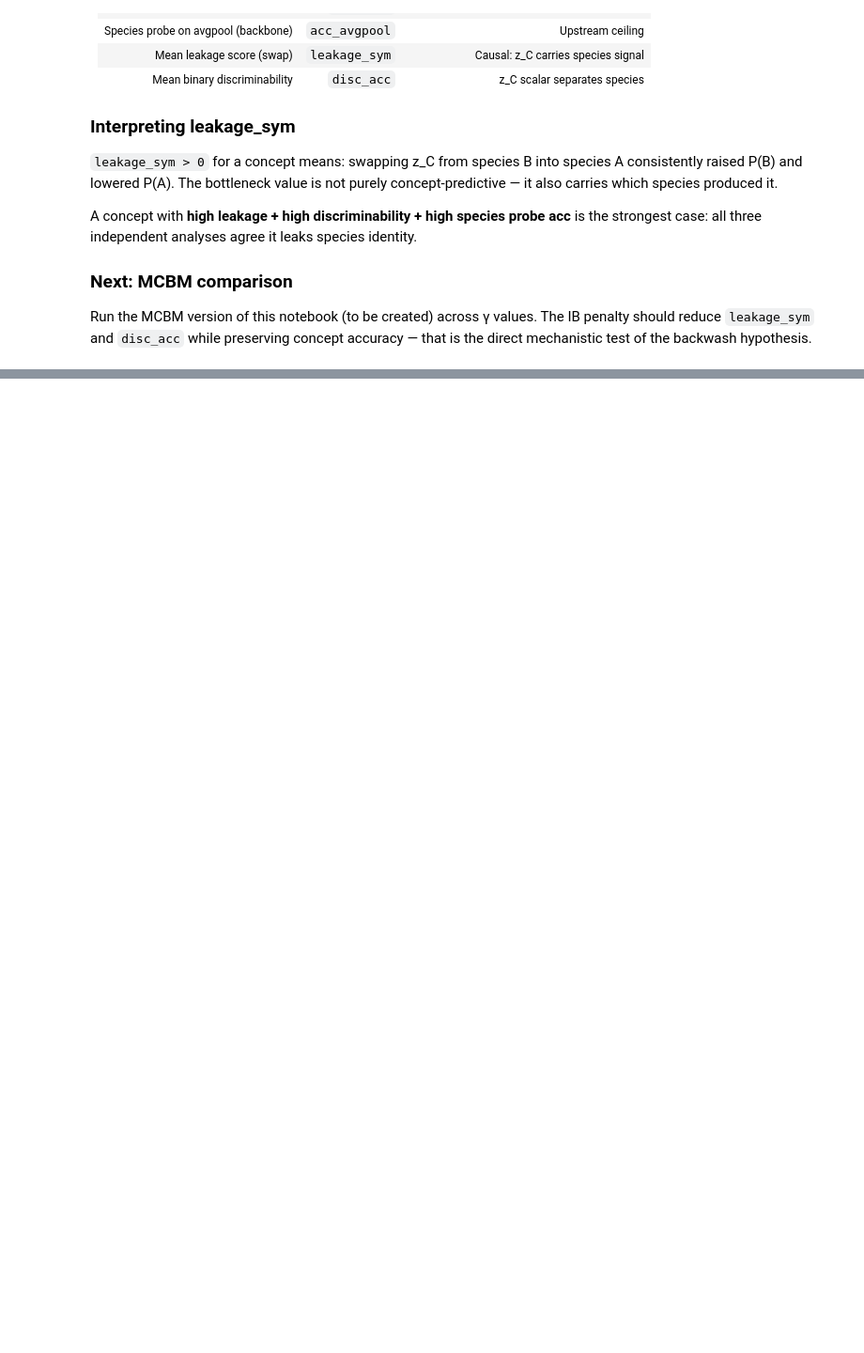
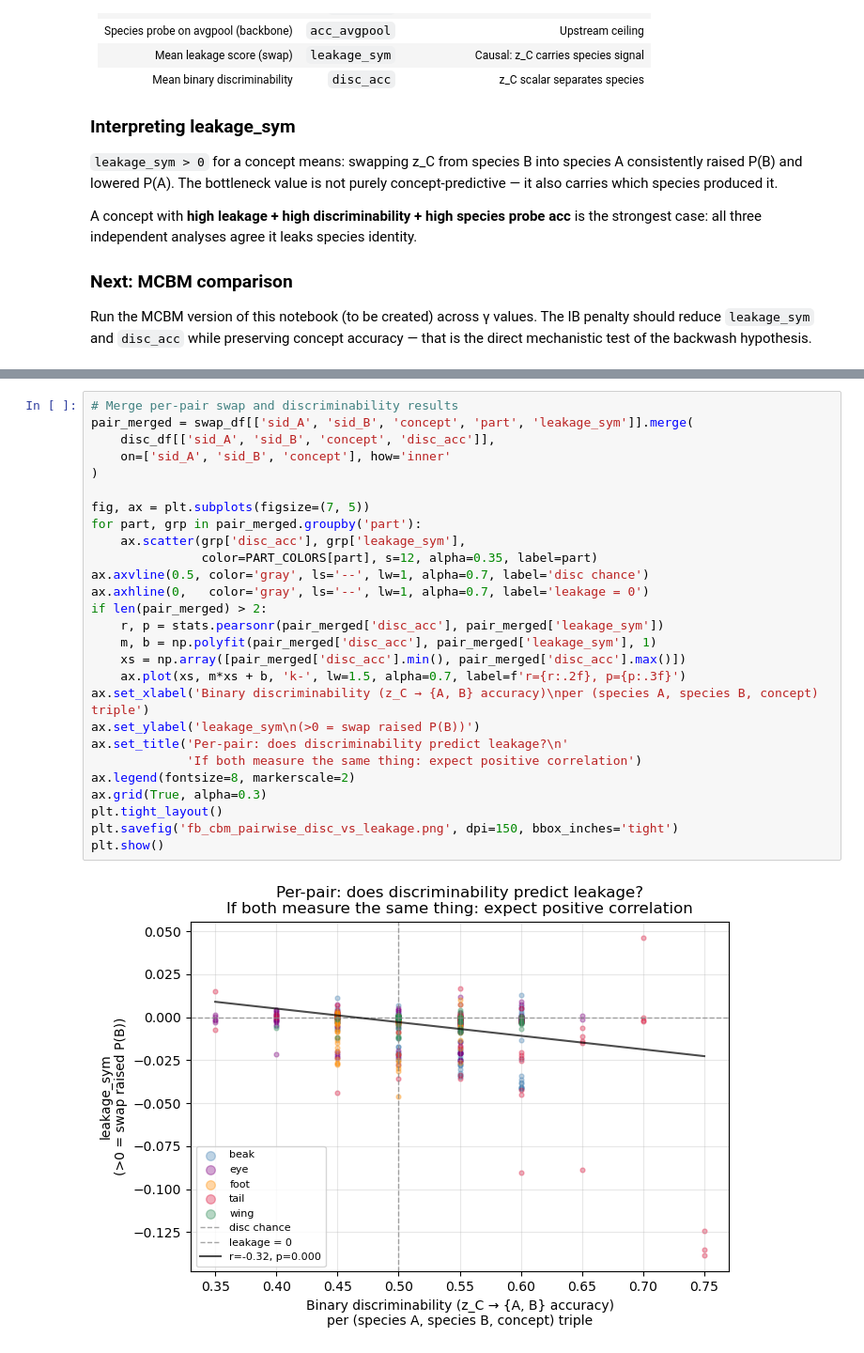
Before and after one commit to chinmayi-r/CBM-Concept-Backwash, a Jupyter notebook: funnybird_notebooks/fb_cbm_counterfactual.ipynb, the cells around one changed output, grey strips where cells are left out. Shown at 94% size. Drawn from its saved outputs; the diff is of its cells as text; blank space fills up the shorter version.

```diff
--- a/funnybird_notebooks/fb_cbm_counterfactual.ipynb
+++ b/funnybird_notebooks/fb_cbm_counterfactual.ipynb
@@ -837,0 +1135,29 @@ concept accuracy — that is the direct mechanistic test of the backwash hypothe
+# %%
+# Merge per-pair swap and discriminability results
+pair_merged = swap_df[['sid_A', 'sid_B', 'concept', 'part', 'leakage_sym']].merge(
+    disc_df[['sid_A', 'sid_B', 'concept', 'disc_acc']],
+    on=['sid_A', 'sid_B', 'concept'], how='inner'
+)
+
+fig, ax = plt.subplots(figsize=(7, 5))
+for part, grp in pair_merged.groupby('part'):
+    ax.scatter(grp['disc_acc'], grp['leakage_sym'],
+               color=PART_COLORS[part], s=12, alpha=0.35, label=part)
+ax.axvline(0.5, color='gray', ls='--', lw=1, alpha=0.7, label='disc chance')
+ax.axhline(0,   color='gray', ls='--', lw=1, alpha=0.7, label='leakage = 0')
+if len(pair_merged) > 2:
+    r, p = stats.pearsonr(pair_merged['disc_acc'], pair_merged['leakage_sym'])
+    m, b = np.polyfit(pair_merged['disc_acc'], pair_merged['leakage_sym'], 1)
+    xs = np.array([pair_merged['disc_acc'].min(), pair_merged['disc_acc'].max()])
+    ax.plot(xs, m*xs + b, 'k-', lw=1.5, alpha=0.7, label=f'r={r:.2f}, p={p:.3f}')
+ax.set_xlabel('Binary discriminability (z_C → {A, B} accuracy)\nper (species A, species B, concept) triple')
+ax.set_ylabel('leakage_sym\n(>0 = swap raised P(B))')
+ax.set_title('Per-pair: does discriminability predict leakage?\n'
+             'If both measure the same thing: expect positive correlation')
+ax.legend(fontsize=8, markerscale=2)
+ax.grid(True, alpha=0.3)
+plt.tight_layout()
+plt.savefig('fb_cbm_pairwise_disc_vs_leakage.png', dpi=150, bbox_inches='tight')
+plt.show()
+# %% [output]
+[figure, added]
```
Also changed, not shown: parts of 27 cells of this notebook.
